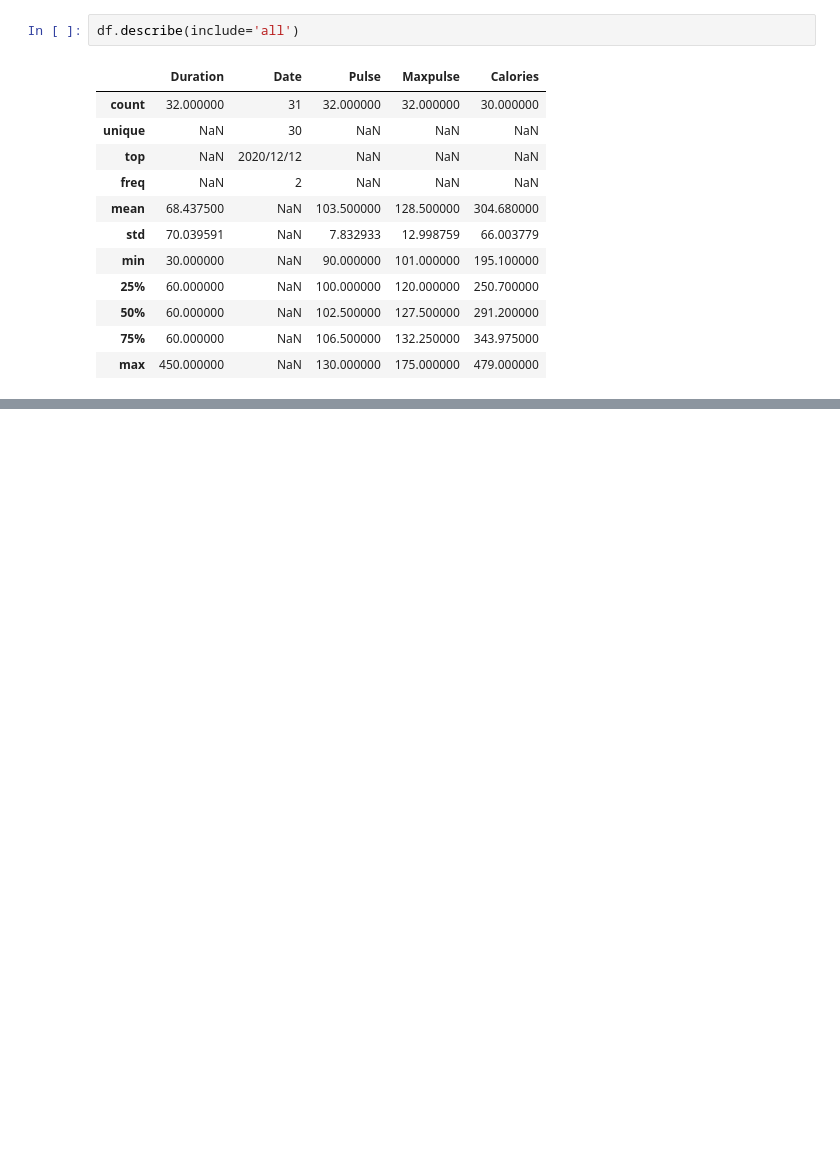
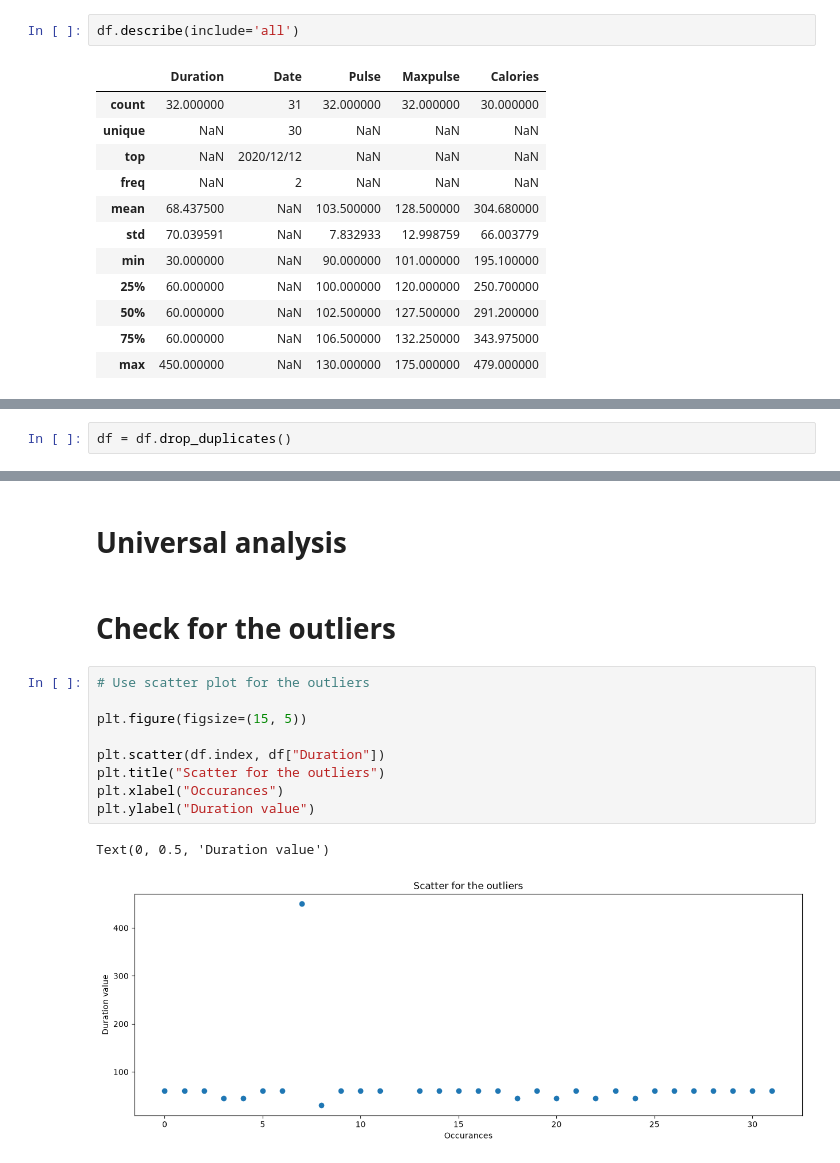
Before and after one commit to Bilalnadeem-DEV/python-advance, a Jupyter notebook: EDA/EDA Ex 1.ipynb, the cells around one changed output, grey strips where cells are left out. Cells and saved outputs as stored; diff of their text form; blank space fills up the shorter version.

```diff
--- a/EDA/EDA Ex 1.ipynb
+++ b/EDA/EDA Ex 1.ipynb
@@ -88,0 +158,2 @@ df.describe(include='all')
+# %%
+df = df.drop_duplicates()
@@ -88,0 +169,16 @@ df.describe(include='all')
+# %% [markdown]
+# Universal analysis
+# %% [markdown]
+# Check for the outliers
+# %%
+# Use scatter plot for the outliers
+
+plt.figure(figsize=(15, 5))
+
+plt.scatter(df.index, df["Duration"])
+plt.title("Scatter for the outliers")
+plt.xlabel("Occurances")
+plt.ylabel("Duration value")
+# %% [output]
+Text(0, 0.5, 'Duration value')
+[figure, added]
```
Also changed, not shown: parts of 20 cells of this notebook, 4 other files.
